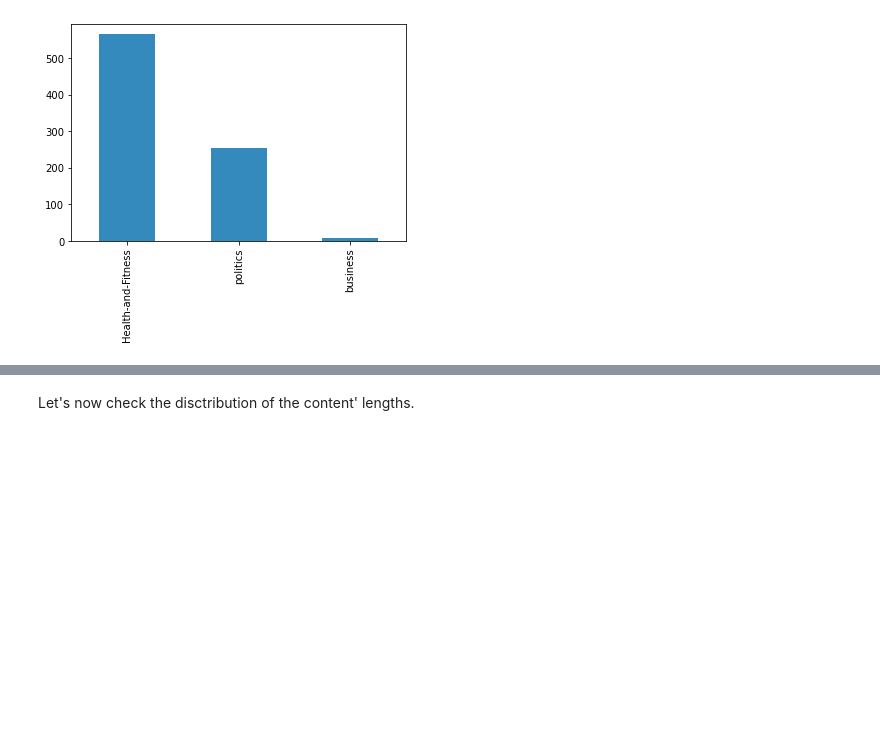
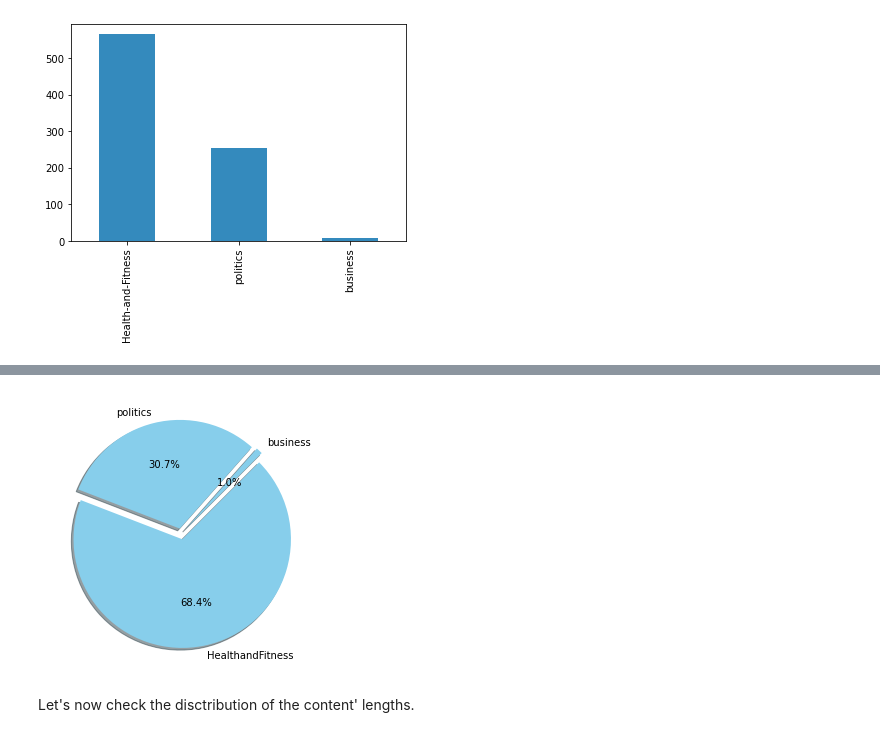
Before and after one commit to yaellevi8/FinalProject_DataScience, a Jupyter notebook: ML models/ML_model.ipynb, the cells around one changed output, grey strips where cells are left out. Cells and saved outputs as stored; diff of their text form; code cells hidden in the pictures; blank space fills up the shorter version.

```diff
--- a/ML models/ML_model.ipynb
+++ b/ML models/ML_model.ipynb
@@ -56,3 +101,21 @@ Name: category, dtype: int64
+# %%
+# https://www.analyticsvidhya.com/blog/2021/12/text-classification-of-news-articles/
+fig = plt.figure(figsize = (5,5))
+colors = ["skyblue"]
+business = df[df['category'] == 'business']
+politics = df[df['category'] == 'politics']
+HealthandFitness = df[df['category'] == 'Health-and-Fitness']
+count = [business['category'].count(), politics['category'].count(), HealthandFitness['category'].count()]
+
+pie = plt.pie(count, labels = ['business', 'politics', 'HealthandFitness'],
+              autopct = "%1.1f%%",
+              shadow = True,
+              colors = colors,
+              startangle = 45,
+              explode = (0.05, 0.05, 0.05)
+             )
+# %% [output]
+[figure, added]
 # %% [markdown]
 Let's now check the disctribution of the content' lengths.
 # %%
```
Also changed, not shown: parts of 21 cells of this notebook.
